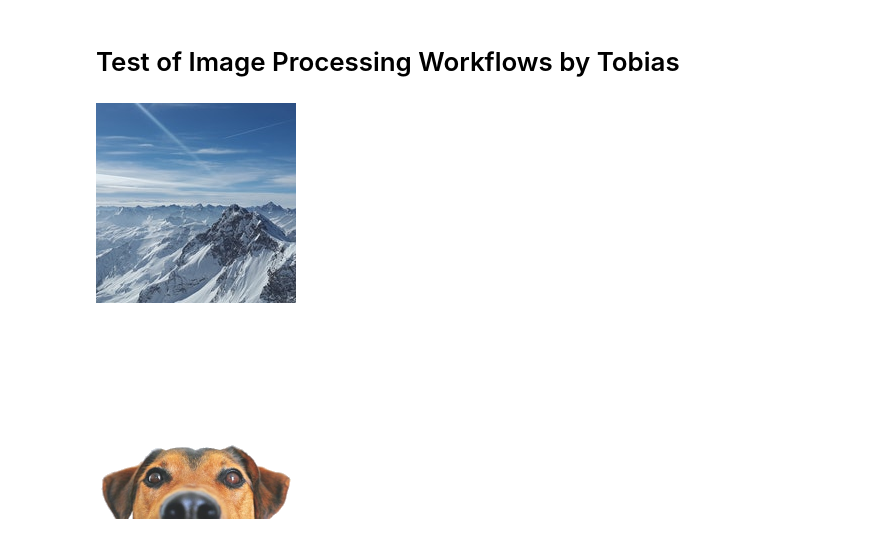
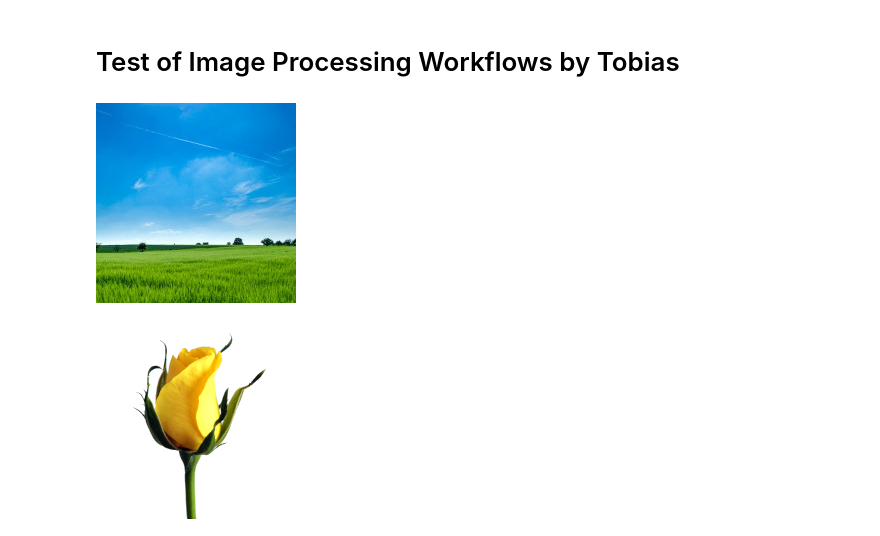
Before and after one commit to fair-workflows/fairworkflows, a Jupyter notebook: examples/test_image_processing_wf_tobias.ipynb, the cells around one changed output. Saved outputs shown, nothing was run; the diff lists cells and outputs as text; code cells hidden in the pictures.

Commit message:
Add image

```diff
--- a/examples/test_image_processing_wf_tobias.ipynb
+++ b/examples/test_image_processing_wf_tobias.ipynb
@@ -44,15 +44,15 @@ def my_workflow(img1, img2):
 # %%
 from PIL import Image
 # %%
-input1 = Image.open("img/mountains.png")
+input1 = Image.open("img/gras.png")
 input1
 # %% [output]
-[figure, old version]
+[figure, new version]
 # %%
-input2 = Image.open("img/dog.png")
+input2 = Image.open("img/rose.png")
 input2
 # %% [output]
-[figure, old version]
+[figure, new version]
 # %%
 fw = FairWorkflow.from_function(my_workflow)
 result, prov = fw.execute(input1, input2)
```
Also changed, not shown: parts of 1 cell of this notebook, 1 other file.
